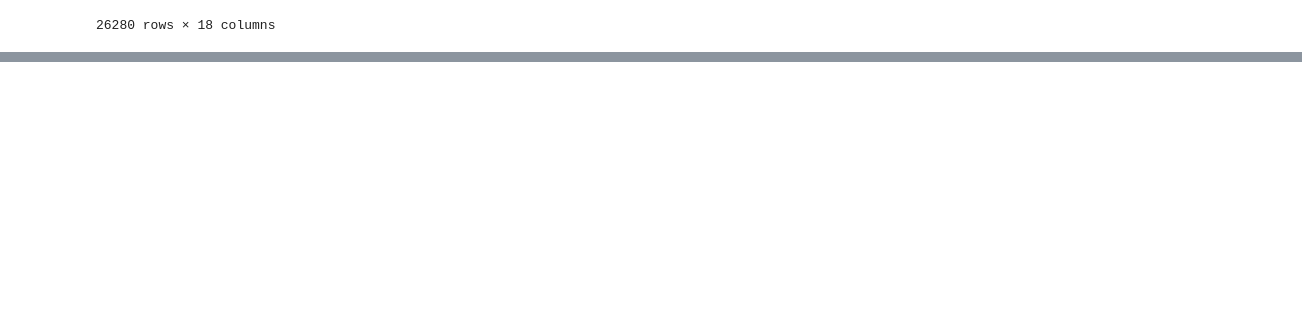
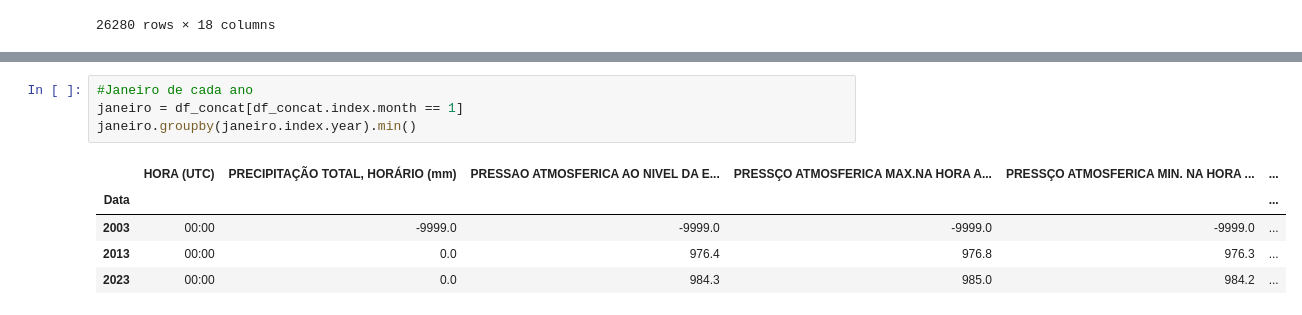
Before and after one commit to TrilhaPython/IP-P008, a Jupyter notebook: IP-P008/p008.ipynb, the cells around one changed output, grey strips where cells are left out. Cells and saved outputs as stored; diff of their text form; blank space fills up the shorter version.

```diff
--- a/IP-P008/p008.ipynb
+++ b/IP-P008/p008.ipynb
@@ -88,0 +116,10 @@ df_concat
+# %%
+#Janeiro de cada ano
+janeiro = df_concat[df_concat.index.month == 1]
+janeiro.groupby(janeiro.index.year).min()
+# %% [output]
+|  | HORA (UTC) | PRECIPITAÇÃO TOTAL, HORÁRIO (mm) | PRESSAO ATMOSFERICA AO NIVEL DA E... | PRESSÇO ATMOSFERICA MAX.NA HORA A... | PRESSÇO ATMOSFERICA MIN. NA HORA ... | ... |
+| Data |  |  |  |  |  | ... |
+| 2003 | 00:00 | -9999.0 | -9999.0 | -9999.0 | -9999.0 | ... |
+| 2013 | 00:00 | 0.0 | 976.4 | 976.8 | 976.3 | ... |
+| 2023 | 00:00 | 0.0 | 984.3 | 985.0 | 984.2 | ... |
```
Also changed, not shown: parts of 4 cells of this notebook.
